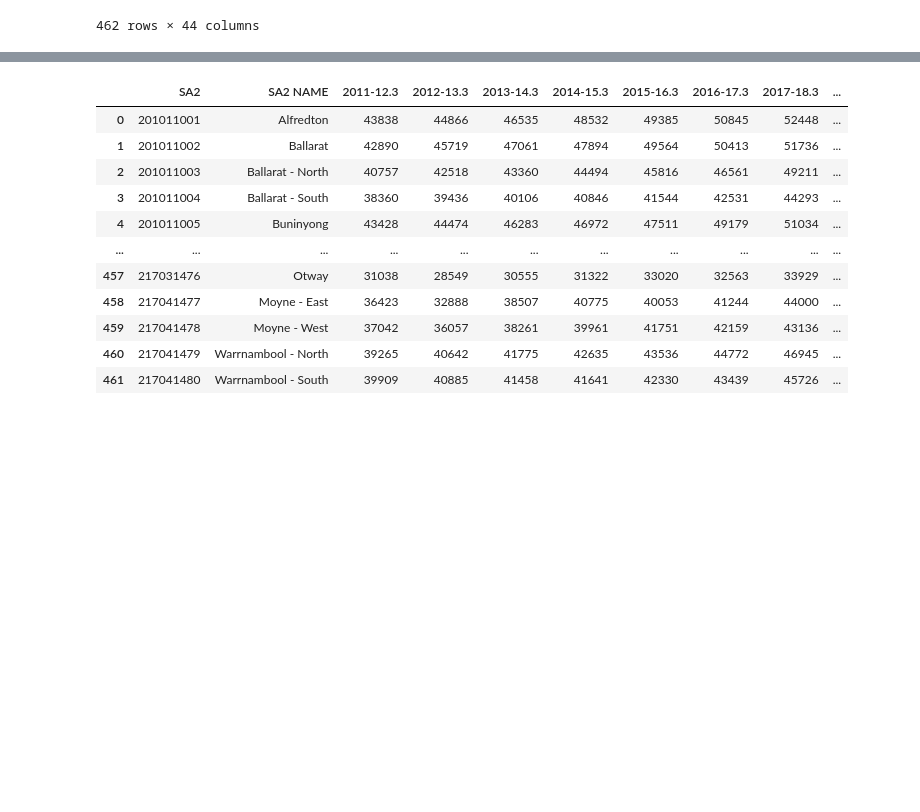
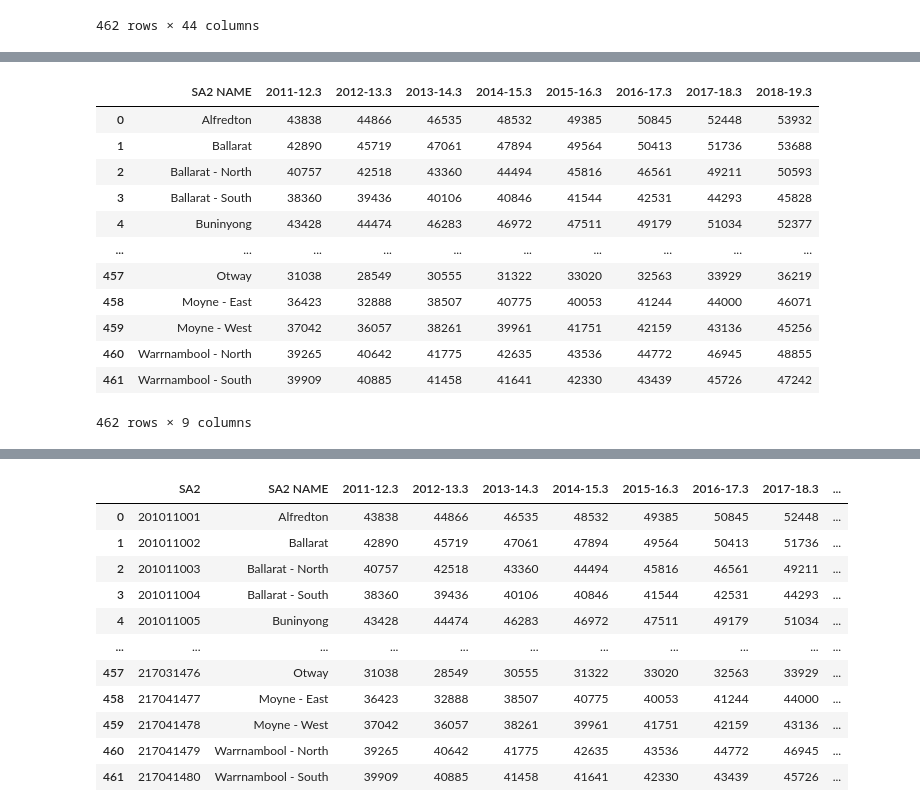
Before and after one commit to MAST30034-Applied-Data-Science/generic-real-estate-consulting-project-group-6, a Jupyter notebook: notebooks/income.ipynb, the cells around one changed output, grey strips where cells are left out. Saved outputs shown, nothing was run; the diff lists cells and outputs as text; code cells hidden in the pictures; blank space fills up the shorter version.

```diff
--- a/notebooks/income.ipynb
+++ b/notebooks/income.ipynb
@@ -33,0 +49,16 @@ income
+# %%
+income.iloc[:,[2] + [i for i in range(27,35)]]
+# %% [output]
+|  | SA2 NAME | 2011-12.3 | 2012-13.3 | 2013-14.3 | 2014-15.3 | 2015-16.3 | 2016-17.3 | 2017-18.3 | 2018-19.3 |
+| 0 | Alfredton | 43838 | 44866 | 46535 | 48532 | 49385 | 50845 | 52448 | 53932 |
+| 1 | Ballarat | 42890 | 45719 | 47061 | 47894 | 49564 | 50413 | 51736 | 53688 |
+| 2 | Ballarat - North | 40757 | 42518 | 43360 | 44494 | 45816 | 46561 | 49211 | 50593 |
+| 3 | Ballarat - South | 38360 | 39436 | 40106 | 40846 | 41544 | 42531 | 44293 | 45828 |
+| 4 | Buninyong | 43428 | 44474 | 46283 | 46972 | 47511 | 49179 | 51034 | 52377 |
+| ... | ... | ... | ... | ... | ... | ... | ... | ... | ... |
+| 457 | Otway | 31038 | 28549 | 30555 | 31322 | 33020 | 32563 | 33929 | 36219 |
+| 458 | Moyne - East | 36423 | 32888 | 38507 | 40775 | 40053 | 41244 | 44000 | 46071 |
+| 459 | Moyne - West | 37042 | 36057 | 38261 | 39961 | 41751 | 42159 | 43136 | 45256 |
+| 460 | Warrnambool - North | 39265 | 40642 | 41775 | 42635 | 43536 | 44772 | 46945 | 48855 |
+| 461 | Warrnambool - South | 39909 | 40885 | 41458 | 41641 | 42330 | 43439 | 45726 | 47242 |
+462 rows × 9 columns
```
Also changed, not shown: parts of 10 cells of this notebook, 4 other files.
